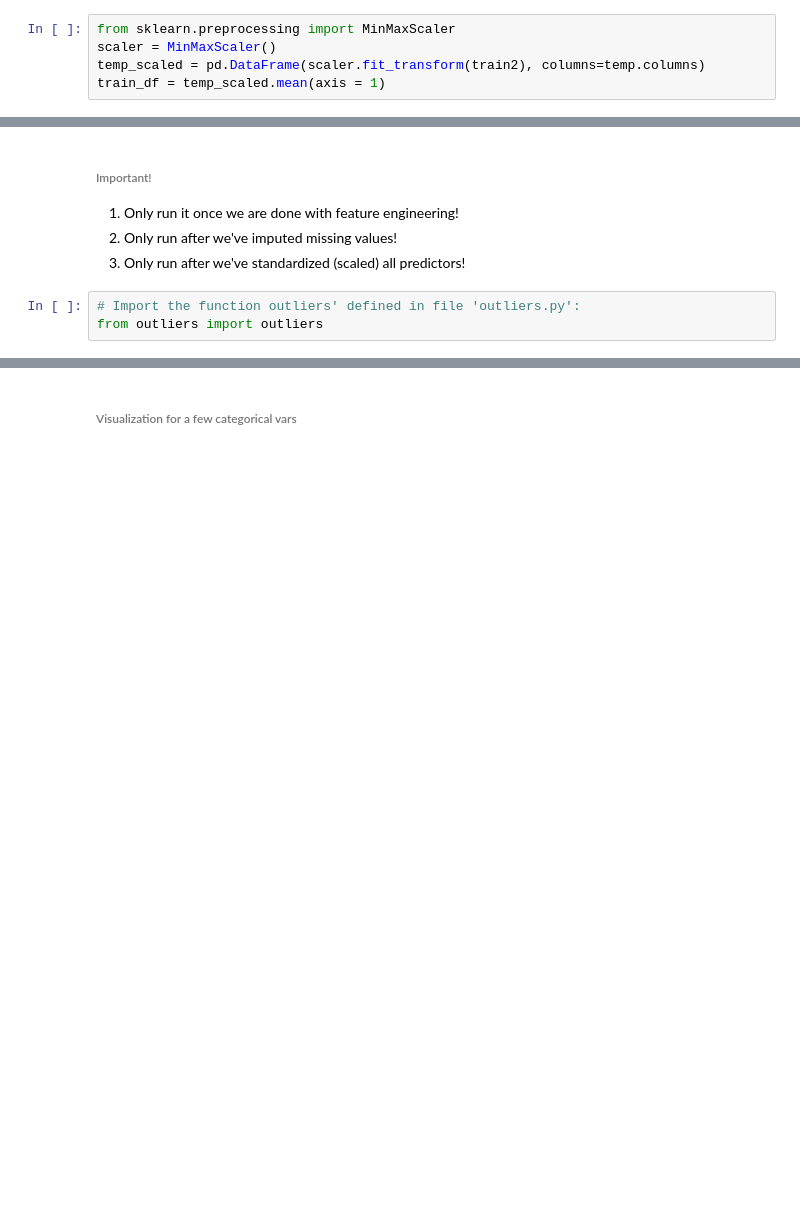
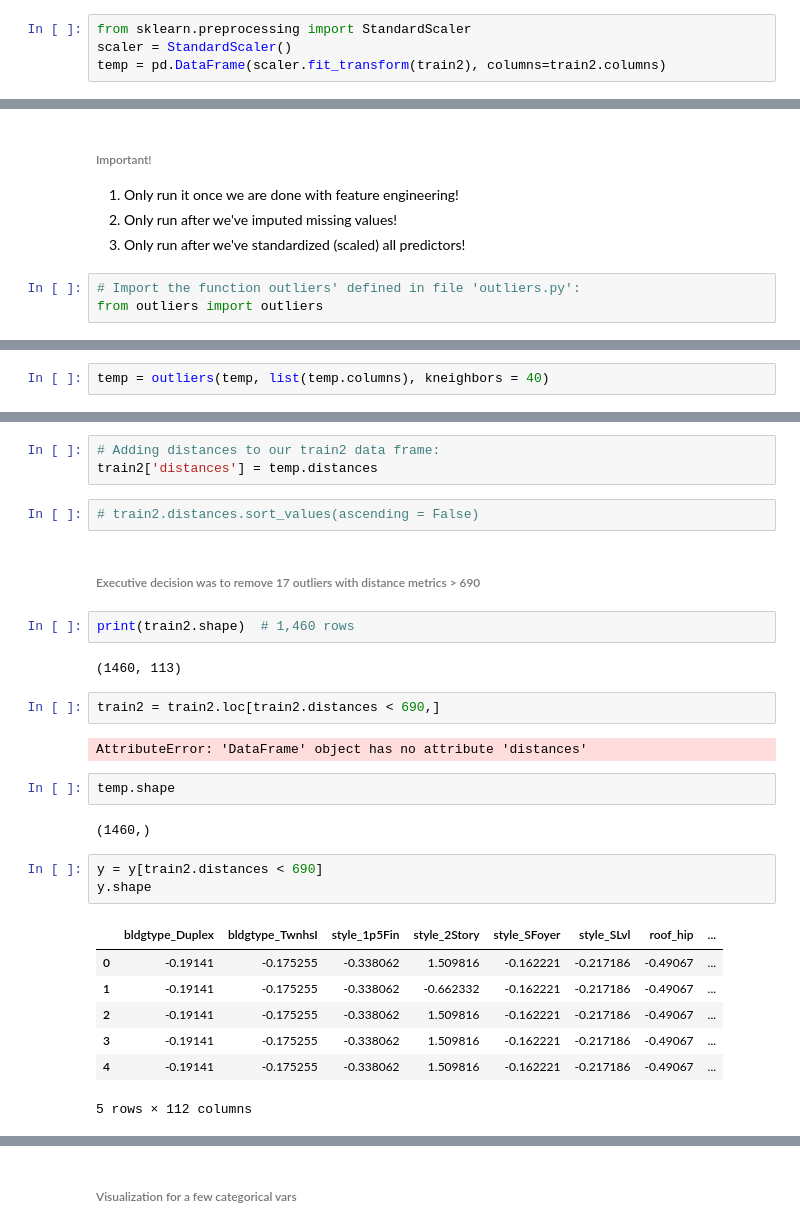
Before and after one commit to gwenkf/IowaHousePrices, a Jupyter notebook: House_Prices_Prepare_Dimitri.ipynb, the cells around one changed output, grey strips where cells are left out. Saved outputs shown, nothing was run; the diff lists cells and outputs as text; blank space fills up the shorter version.

```diff
--- a/House_Prices_Prepare_Dimitri.ipynb
+++ b/House_Prices_Prepare_Dimitri.ipynb
@@ -2788,5 +2782,4 @@ For: OverallCond lambda= 0.238459259302
 # %%
-from sklearn.preprocessing import MinMaxScaler
-scaler = MinMaxScaler()
-temp_scaled = pd.DataFrame(scaler.fit_transform(train2), columns=temp.columns)
-train_df = temp_scaled.mean(axis = 1)
+from sklearn.preprocessing import StandardScaler
+scaler = StandardScaler()
+temp = pd.DataFrame(scaler.fit_transform(train2), columns=train2.columns)
@@ -2836,0 +2807,2 @@ df.head()
+# %%
+temp = outliers(temp, list(temp.columns), kneighbors = 40)
@@ -2836,0 +2817,30 @@ df.head()
+# %%
+# Adding distances to our train2 data frame:
+train2['distances'] = temp.distances
+# %%
+# train2.distances.sort_values(ascending = False)
+# %% [markdown]
+###### Executive decision was to remove 17 outliers with distance metrics > 690
+# %%
+print(train2.shape)  # 1,460 rows
+# %% [output]
+(1460, 113)
+# %%
+train2 = train2.loc[train2.distances < 690,]
+# %% [output]
+AttributeError: 'DataFrame' object has no attribute 'distances'
+# %%
+temp.shape
+# %% [output]
+(1460,)
+# %%
+y = y[train2.distances < 690]
+y.shape
+# %% [output]
+|  | bldgtype_Duplex | bldgtype_TwnhsI | style_1p5Fin | style_2Story | style_SFoyer | style_SLvl | roof_hip | ... |
+| 0 | -0.19141 | -0.175255 | -0.338062 | 1.509816 | -0.162221 | -0.217186 | -0.49067 | ... |
+| 1 | -0.19141 | -0.175255 | -0.338062 | -0.662332 | -0.162221 | -0.217186 | -0.49067 | ... |
+| 2 | -0.19141 | -0.175255 | -0.338062 | 1.509816 | -0.162221 | -0.217186 | -0.49067 | ... |
+| 3 | -0.19141 | -0.175255 | -0.338062 | 1.509816 | -0.162221 | -0.217186 | -0.49067 | ... |
+| 4 | -0.19141 | -0.175255 | -0.338062 | 1.509816 | -0.162221 | -0.217186 | -0.49067 | ... |
+5 rows × 112 columns
```
Also changed, not shown: parts of 36 cells of this notebook.
